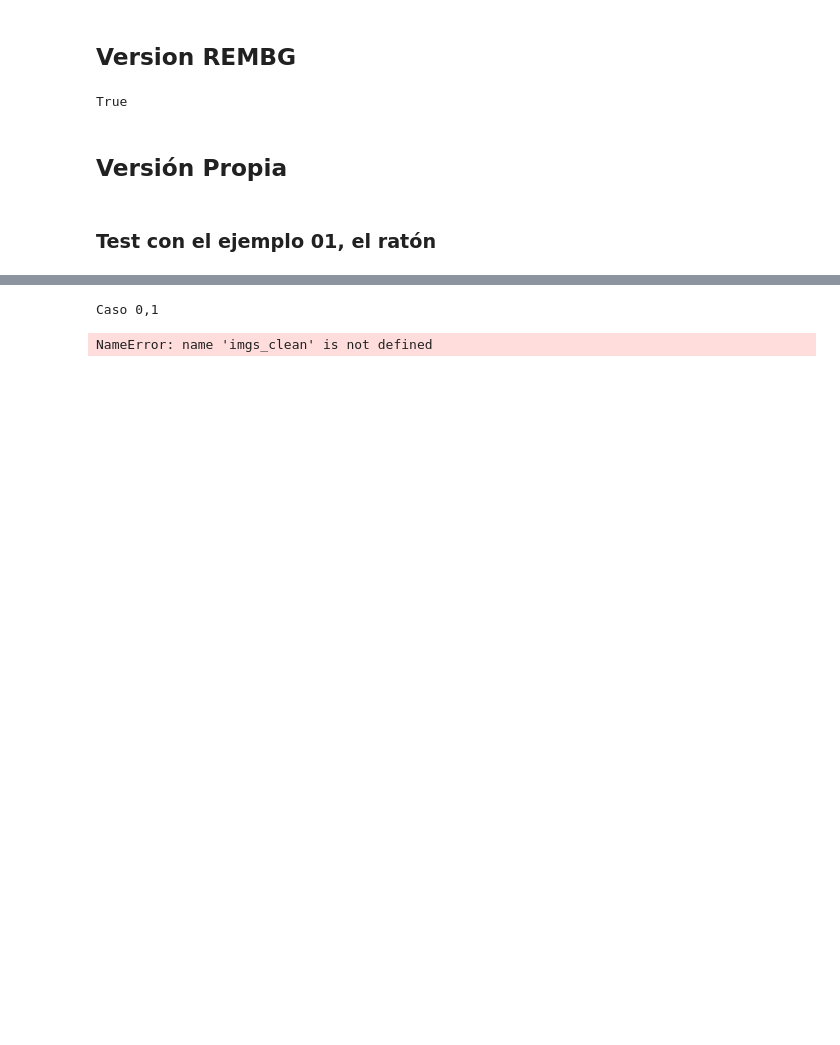
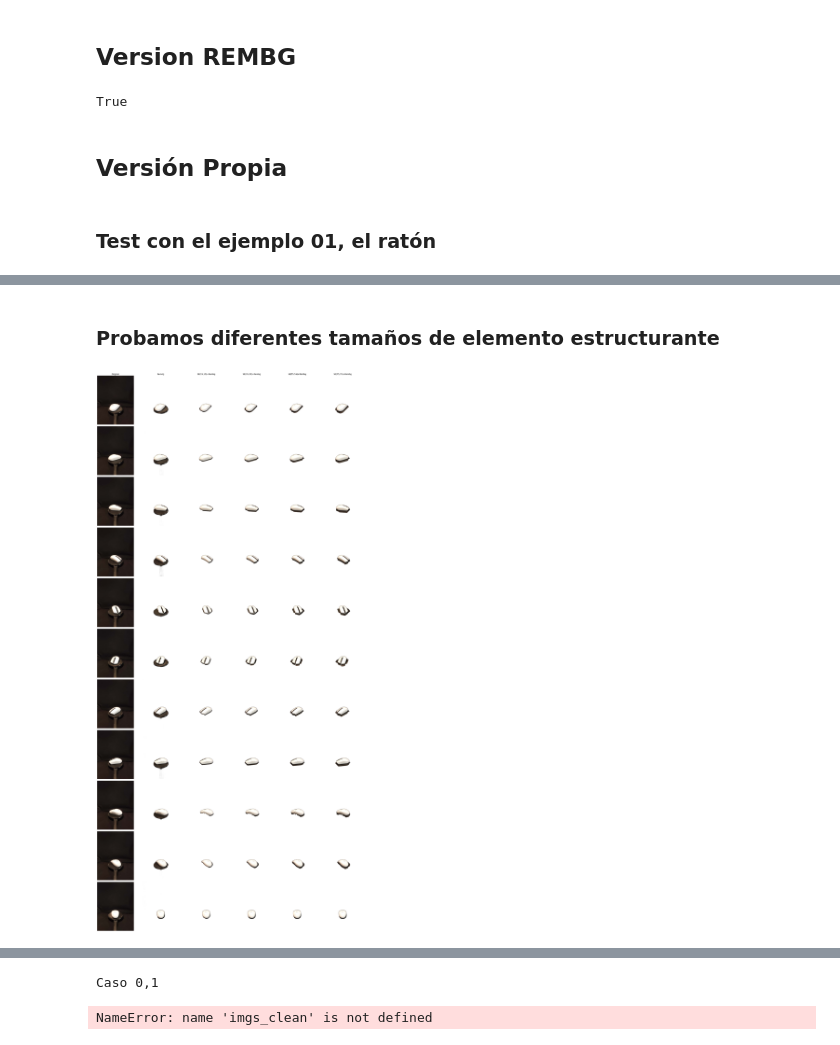
Before and after one commit to ctoribio123/Reconstruccion_3D, a Jupyter notebook: Fotogrametría.ipynb, the cells around one changed output, grey strips where cells are left out. Saved outputs shown, nothing was run; the diff lists cells and outputs as text; code cells hidden in the pictures; blank space fills up the shorter version.

```diff
--- a/Fotogrametría.ipynb
+++ b/Fotogrametría.ipynb
@@ -112,0 +104,54 @@ Procesando imagen 10...
+# %% [markdown]
+### Probamos diferentes tamaños de elemento estructurante
+# %%
+# Leer las 3 primeras imágenes del ratón
+img_paths = [
+    join(BASE_DIR, '01_Samples', '00_state', f'{i:02d}_raton.jpeg')
+    for i in range(1, 12)
+]
+
+imgs_original = [cv.imread(path) for path in img_paths]
+
+# Definir tamaños de SE a probar
+se_sizes = [(35, 35), (55, 55), (75, 75), (95, 95)]
+
+# Procesar las imágenes con diferentes tamaños de SE
+imgs_rembg = [rembg.remove(img) for img in imgs_original]
+imgs_custom_by_se = {
+    se_size: [clean_image(img, se_size=se_size) for img in imgs_original]
+    for se_size in se_sizes
+}
+imgs_custom_rembg_by_se = {
+    se_size: [rembg.remove(img) for img in imgs_custom_by_se[se_size]]
+    for se_size in se_sizes
+}
+
+# Crear la grid de visualización (11 filas x 6 columnas)
+fig, axes = plt.subplots(11, 6, figsize=(24, 48))
+
+titles = ['Original', 'Rembg', 'SE(15,15)+Rembg', 'SE(35,35)+Rembg', 'SE(55,55)+Rembg', 'SE(75,75)+Rembg']
+
+for row in range(11):
+    # Original
+    axes[row, 0].imshow(cv.cvtColor(imgs_original[row], cv.COLOR_BGR2RGB))
+    axes[row, 0].axis('off')
+    if row == 0:
+        axes[row, 0].set_title(titles[0])
+
+    # Rembg solo
+    axes[row, 1].imshow(cv.cvtColor(imgs_rembg[row], cv.COLOR_BGRA2RGBA))
+    axes[row, 1].axis('off')
+    if row == 0:
+        axes[row, 1].set_title(titles[1])
+
+    # Método propio + Rembg con diferentes SE
+    for col, se_size in enumerate(se_sizes, start=2):
+        axes[row, col].imshow(cv.cvtColor(imgs_custom_rembg_by_se[se_size][row], cv.COLOR_BGRA2RGBA))
+        axes[row, col].axis('off')
+        if row == 0:
+            axes[row, col].set_title(titles[col])
+
+plt.tight_layout()
+plt.show()
+# %% [output]
+[figure, added]
```
Also changed, not shown: parts of 5 cells of this notebook, 11 other files.
